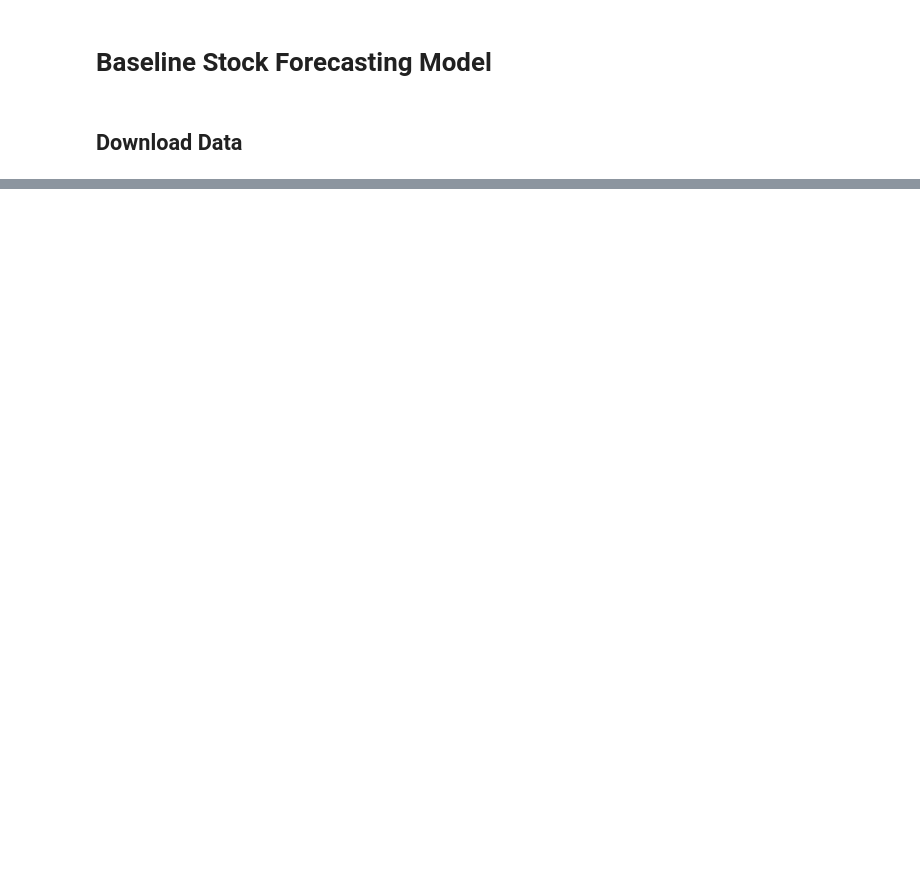
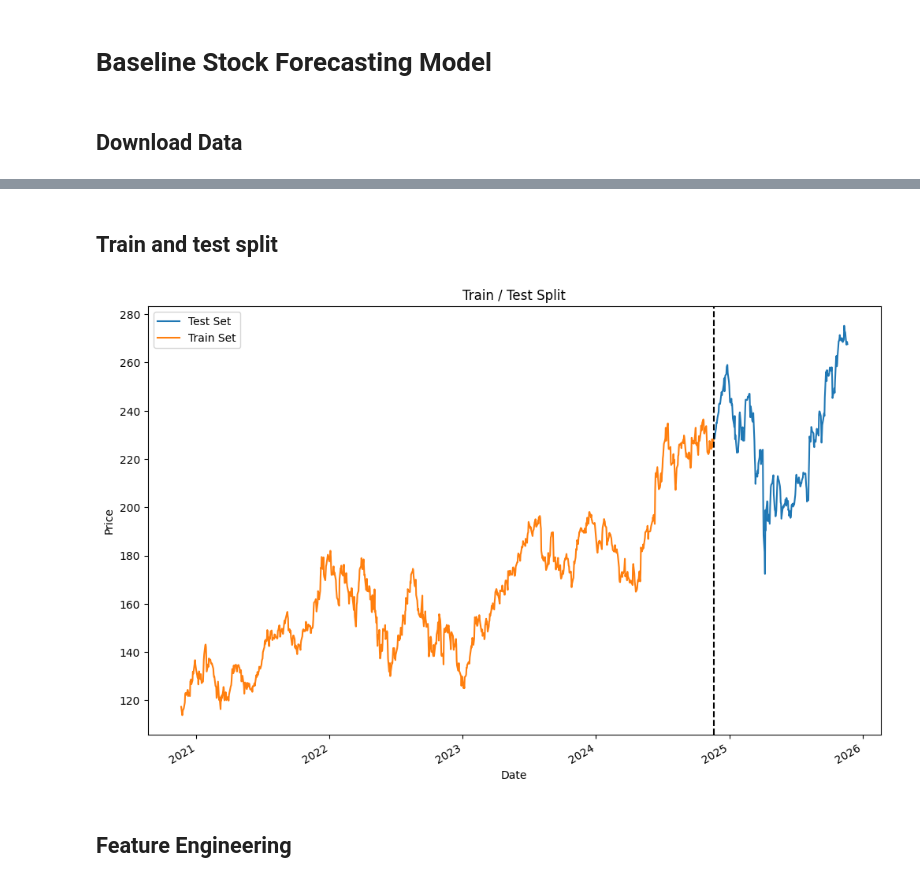
Before and after one commit to duarte3333/MLops-Stock-Forecasting, a Jupyter notebook: notebooks/01_baseline_model.ipynb, the cells around one changed output, grey strips where cells are left out. Saved outputs shown, nothing was run; the diff lists cells and outputs as text; code cells hidden in the pictures; blank space fills up the shorter version.

```diff
--- a/notebooks/01_baseline_model.ipynb
+++ b/notebooks/01_baseline_model.ipynb
@@ -48,0 +29,18 @@ X = X.iloc[:-1]
+# %% [markdown]
+## Train and test split
+# %%
+ratio_test_train = 0.8
+train = df.loc[df.index < df.index[int(len(df) * ratio_test_train)]]
+test = df.loc[df.index >= df.index[int(len(df) * ratio_test_train)]]
+
+fig, axs = plt.subplots(figsize=(12, 8))
+test['Close'].plot(ax=axs, xlabel='Date', ylabel='Price', title='Test Set')
+train['Close'].plot(ax=axs, xlabel='Date', ylabel='Price', title='Train Set')
+axs.legend(['Test Set', 'Train Set'])
+axs.axvline(df.index[int(len(df) * ratio_test_train)], color='k', linestyle='--')
+plt.title('Train / Test Split')
+plt.show()
+# %% [output]
+[figure, added]
+# %% [markdown]
+## Feature Engineering
```
Also changed, not shown: parts of 22 cells of this notebook, 17 other files.
